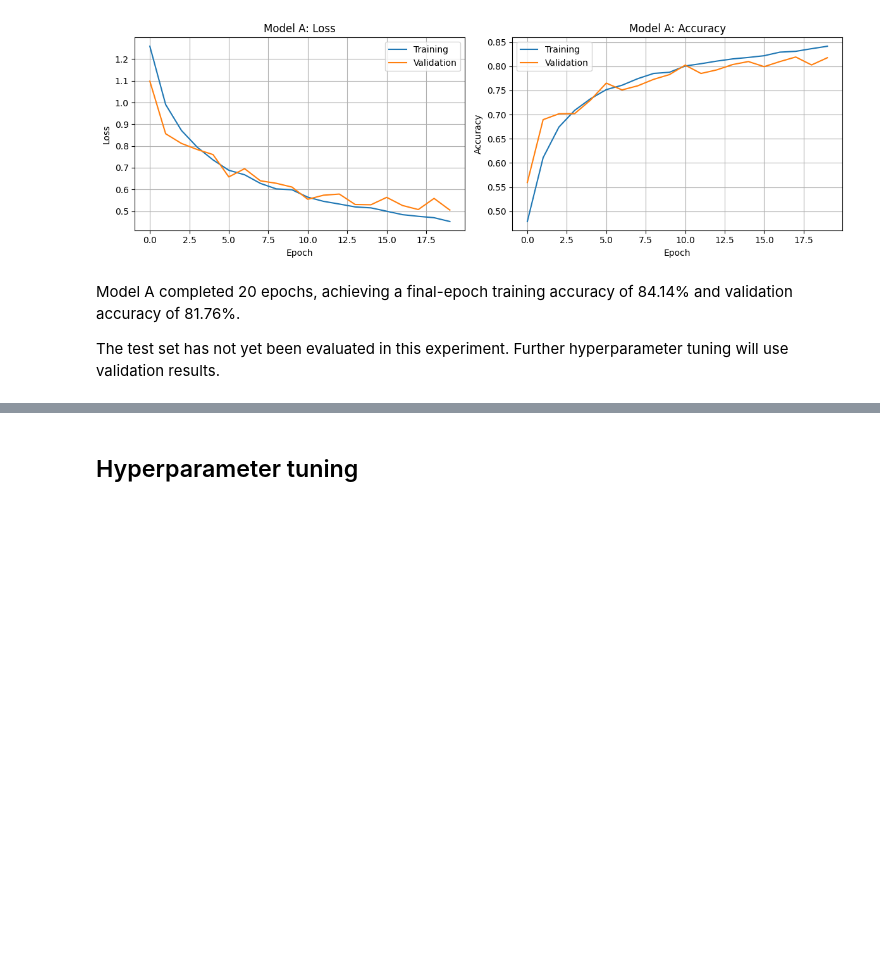
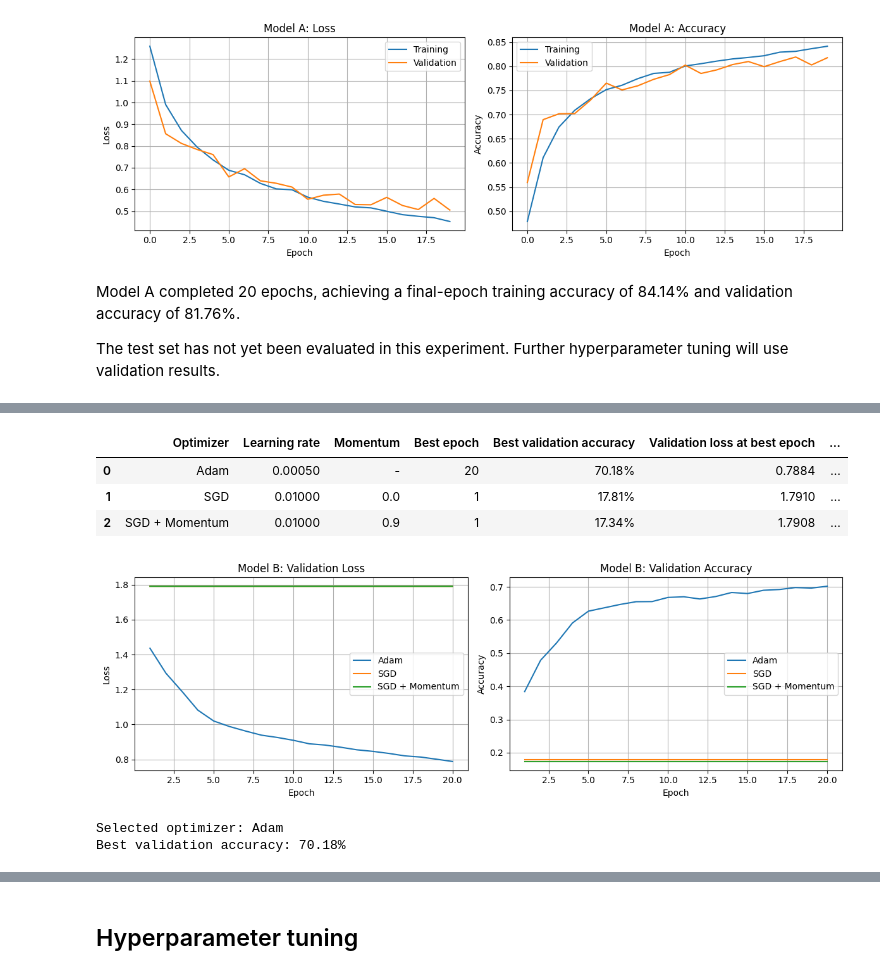
Before and after one commit to NileshAm/EN3150-Intel-Image-Classifier, a Jupyter notebook: CNN.ipynb, the cells around one changed output, grey strips where cells are left out. Drawn from its saved outputs; the diff is of its cells as text; code cells hidden in the pictures; blank space fills up the shorter version.

```diff
--- a/CNN.ipynb
+++ b/CNN.ipynb
@@ -190,0 +478,61 @@ The test set has not yet been evaluated in this experiment. Further hyperparamet
+# %%
+optimizer_comparison = pd.DataFrame(optimizer_results).sort_values(
+    "Best validation accuracy",
+    ascending=False,
+).reset_index(drop=True)
+
+display(optimizer_comparison.style.format({
+    "Learning rate": "{:.5f}",
+    "Momentum": "{:.1f}",
+    "Best validation accuracy": "{:.2%}",
+    "Validation loss at best epoch": "{:.4f}",
+    "Final training accuracy": "{:.2%}",
+    "Final validation accuracy": "{:.2%}",
+    "Mean seconds per epoch": "{:.2f}",
+}, na_rep="-"))
+
+optimizer_comparison.to_csv(
+    os.path.join(checkpoint_dir, "optimizer_results.csv"),
+    index=False,
+)
+# %% [output]
+|  | Optimizer | Learning rate | Momentum | Best epoch | Best validation accuracy | Validation loss at best epoch | ... |
+| 0 | Adam | 0.00050 | - | 20 | 70.18% | 0.7884 | ... |
+| 1 | SGD | 0.01000 | 0.0 | 1 | 17.81% | 1.7910 | ... |
+| 2 | SGD + Momentum | 0.01000 | 0.9 | 1 | 17.34% | 1.7908 | ... |
+# %%
+fig, axes = plt.subplots(1, 2, figsize=(12, 4))
+
+for name, values in optimizer_histories.items():
+    epochs = range(1, len(values["val_loss"]) + 1)
+
+    axes[0].plot(epochs, values["val_loss"], label=name)
+    axes[1].plot(epochs, values["val_accuracy"], label=name)
+
+axes[0].set_title("Model B: Validation Loss")
+axes[0].set_ylabel("Loss")
+
+axes[1].set_title("Model B: Validation Accuracy")
+axes[1].set_ylabel("Accuracy")
+
+for ax in axes:
+    ax.set_xlabel("Epoch")
+    ax.legend()
+    ax.grid(True)
+
+plt.tight_layout()
+plt.show()
+# %% [output]
+[figure, added]
+# %%
+selected_optimizer_b = optimizer_comparison.iloc[0]["Optimizer"]
+selected_model_b = optimizer_models[selected_optimizer_b]
+
+print(f"Selected optimizer: {selected_optimizer_b}")
+print(
+    "Best validation accuracy: "
+    f"{optimizer_comparison.iloc[0]['Best validation accuracy']:.2%}"
+)
+# %% [output]
+Selected optimizer: Adam
+Best validation accuracy: 70.18%
```
Also changed, not shown: parts of 11 cells of this notebook.
